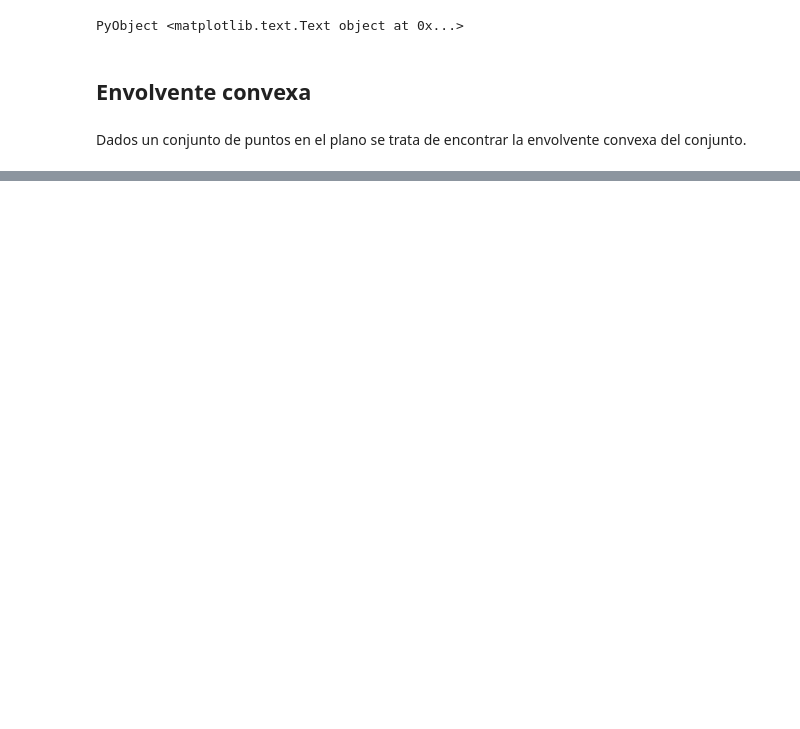
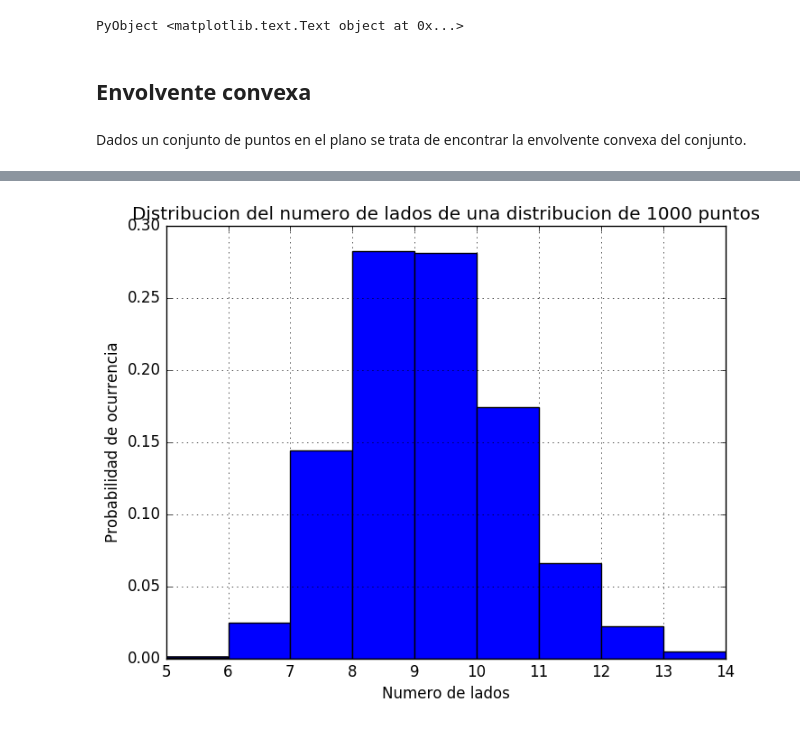
Before and after one commit to nicolasdiazn/2017-1_TS_Pineda, a Jupyter notebook: tareas/T03_diegohdzrjk.ipynb, the cells around one changed output, grey strips where cells are left out. Drawn from its saved outputs; the diff is of its cells as text; code cells hidden in the pictures; blank space fills up the shorter version.

```diff
--- a/tareas/T03_diegohdzrjk.ipynb
+++ b/tareas/T03_diegohdzrjk.ipynb
@@ -108,0 +195,24 @@ proyeccion (generic function with 1 method)
+# %%
+# Defino el numero de puntos aleatorios en el plano y se crean
+N = 50
+M = 1000
+lados = zeros(M)
+for j in 1:M
+    theta = rand(N)
+    r = 2*rand(N)
+    pnts = zeros(2,N)
+    for i in 1:N
+        pnts[:,i] = [r[i]*cos(2*pi*theta[i]) , r[i]*sin(2*pi*theta[i])] + rand(2)
+    end
+
+    lados[j] = poligono(N, pnts, false)
+end
+
+N = maximum(lados)-minimum(lados)
+grid("on")
+xlabel("Numero de lados")
+ylabel("Probabilidad de ocurrencia")
+title("Distribucion del numero de lados de una distribucion de $M puntos")
+plt[:hist](lados, N, normed="True");
+# %% [output]
+[figure, added]
```
Also changed, not shown: parts of 5 cells of this notebook.
